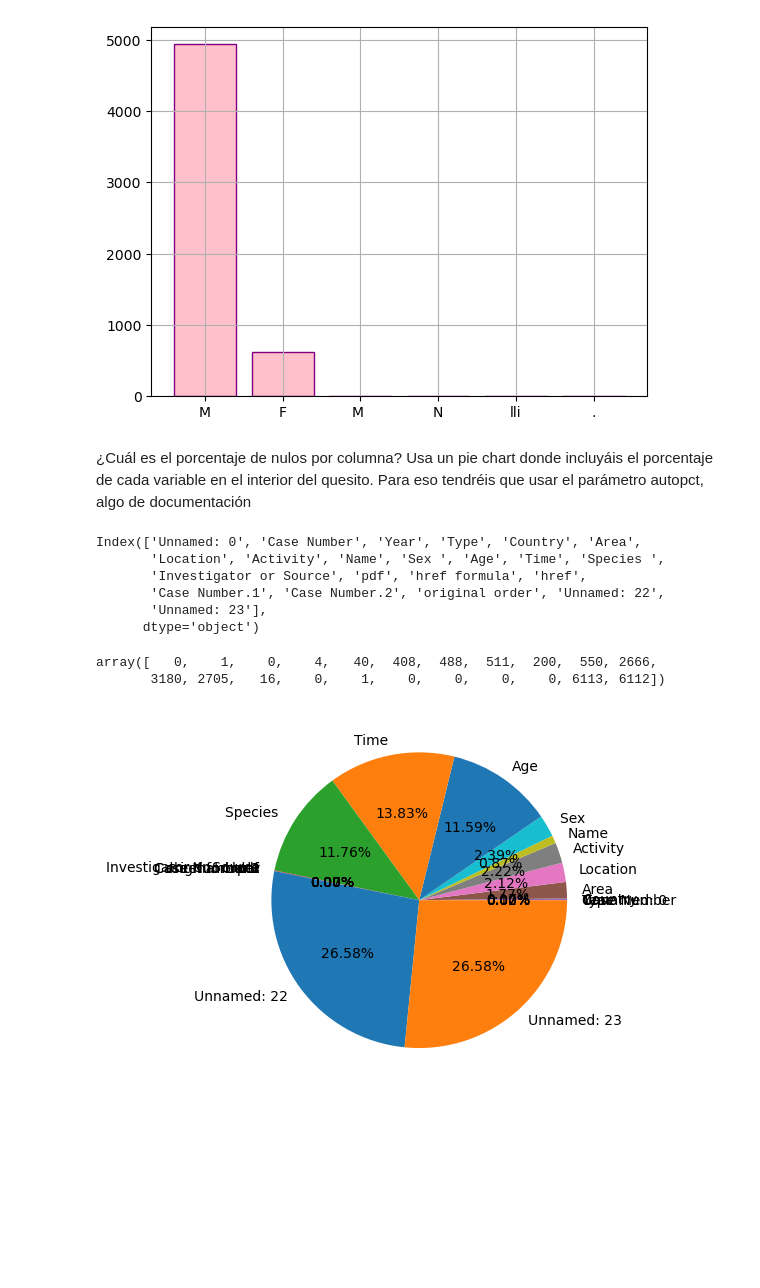
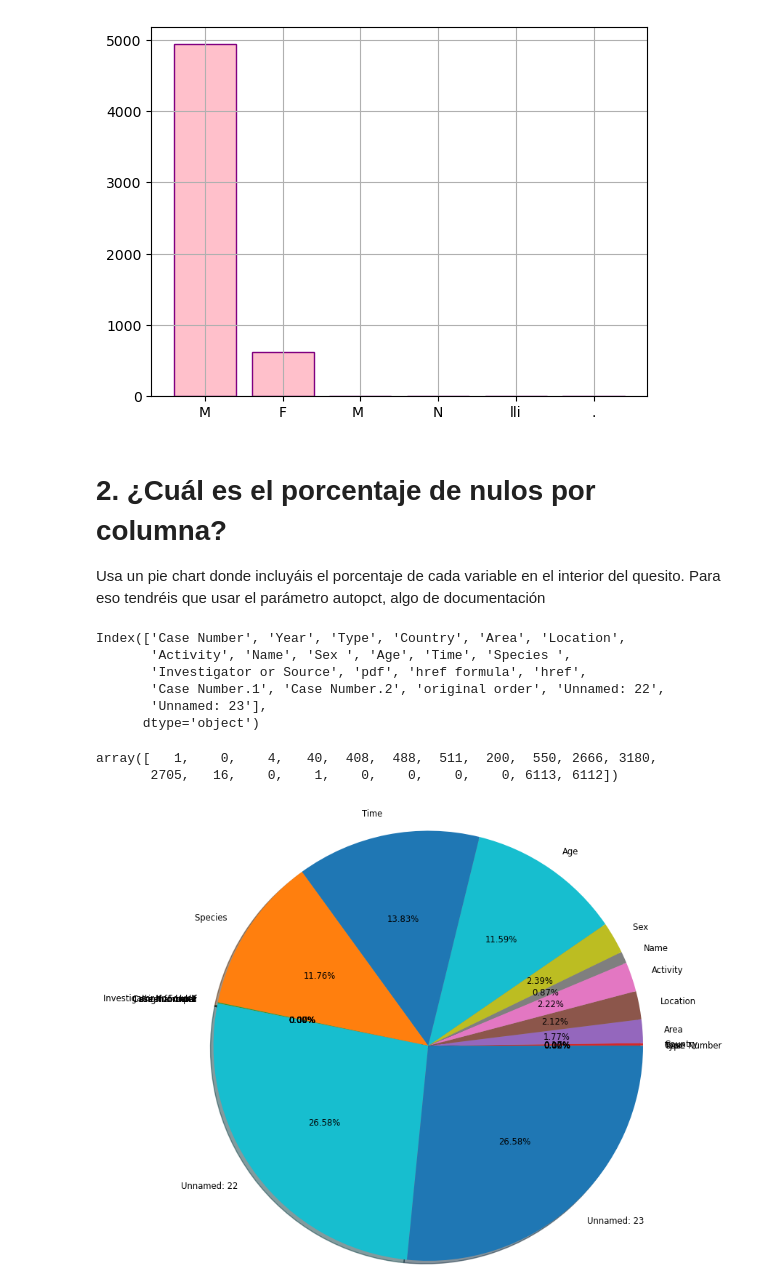
Before and after one commit to Adalab/DA-promoC-modulo-02-Marina-Lourdes-Ana, a Jupyter notebook: Visualizacion/01-Visualizacion_1.ipynb, the cells around one changed output. Drawn from its saved outputs; the diff is of its cells as text; code cells hidden in the pictures; blank space fills up the shorter version.

Commit message:
visual01

```diff
--- a/Visualizacion/01-Visualizacion_1.ipynb
+++ b/Visualizacion/01-Visualizacion_1.ipynb
@@ -17,6 +17,6 @@ import os
 from os import getcwd
 # %%
 
-df_tiburones = pd.read_csv("../Pandas/03-attacks.csv")
+df_tiburones = pd.read_csv("../Pandas/03-attacks.csv", index_col=0)
 df_tiburones.head(3)
 # %% [output]
@@ -48,7 +63,9 @@ plt.show()
 # %% [output]
 [figure]
 # %% [markdown]
-¿Cuál es el porcentaje de nulos por columna? Usa un pie chart
+# 2. ¿Cuál es el porcentaje de nulos por columna?
+
+Usa un pie chart
 donde incluyáis el porcentaje de cada variable en el
 interior del quesito.
 Para eso tendréis que usar el parámetro autopct,  algo de documentación
@@ -57,8 +74,8 @@ Para eso tendréis que usar el parámetro autopct,  algo de documentación
 y_columnas = df_tiburones.isna().sum().index
 y_columnas
 # %% [output]
-Index(['Unnamed: 0', 'Case Number', 'Year', 'Type', 'Country', 'Area',
-       'Location', 'Activity', 'Name', 'Sex ', 'Age', 'Time', 'Species ',
+Index(['Case Number', 'Year', 'Type', 'Country', 'Area', 'Location',
+       'Activity', 'Name', 'Sex ', 'Age', 'Time', 'Species ',
        'Investigator or Source', 'pdf', 'href formula', 'href',
        'Case Number.1', 'Case Number.2', 'original order', 'Unnamed: 22',
        'Unnamed: 23'],
@@ -67,11 +84,12 @@ Index(['Unnamed: 0', 'Case Number', 'Year', 'Type', 'Country', 'Area',
 x_valores = df_tiburones.isna().sum().values
 x_valores
 # %% [output]
-array([   0,    1,    0,    4,   40,  408,  488,  511,  200,  550, 2666,
-       3180, 2705,   16,    0,    1,    0,    0,    0,    0, 6113, 6112])
+array([   1,    0,    4,   40,  408,  488,  511,  200,  550, 2666, 3180,
+       2705,   16,    0,    1,    0,    0,    0,    0, 6113, 6112])
 # %%
 plt.figure()
-plt.pie(x_valores, labels = y_columnas,autopct = '%1.2f%%', radius = 1)
+plt.pie(x_valores, labels = y_columnas,autopct = '%1.2f%%',textprops={'size': 'smaller'},
+                                          shadow=True, radius=2)
 plt.show()
 # %% [output]
-[figure, old version]
+[figure, new version]
```
Also changed, not shown: parts of 23 cells of this notebook, 1 other file.
